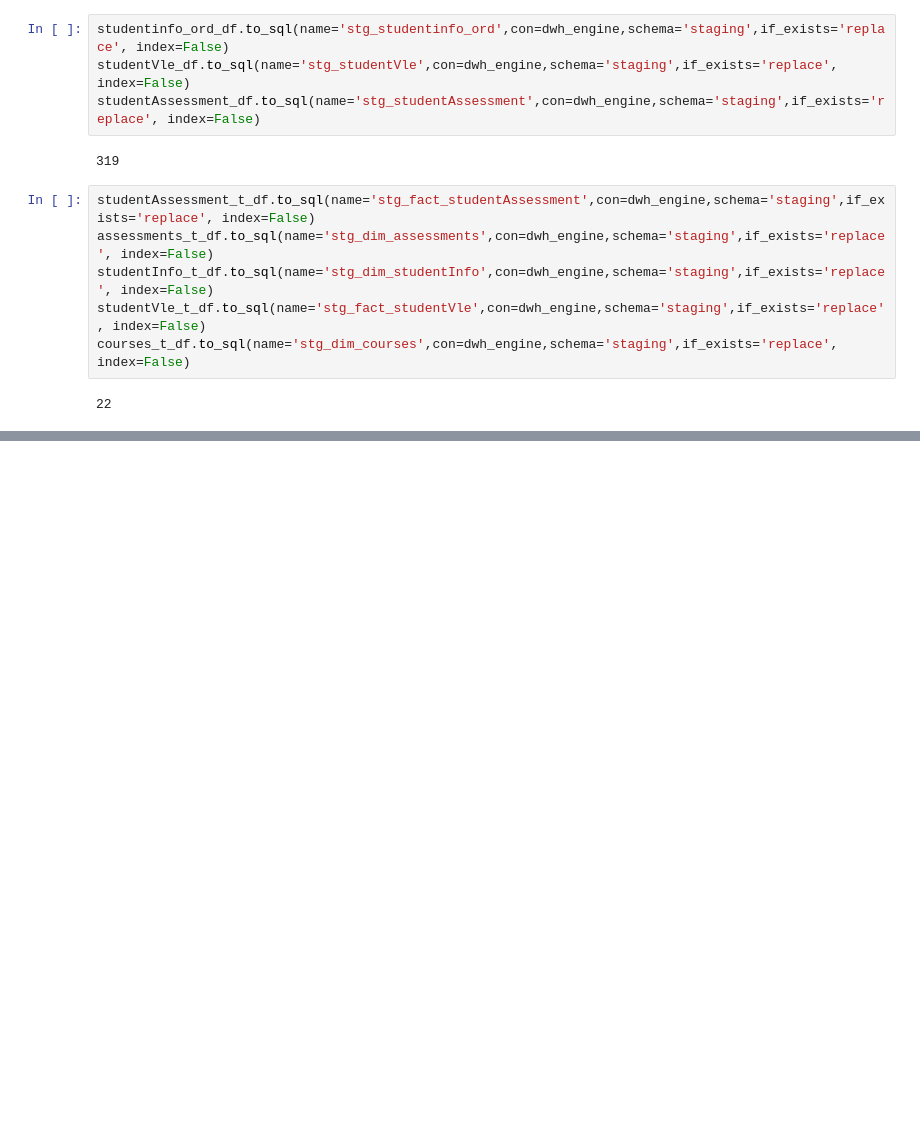
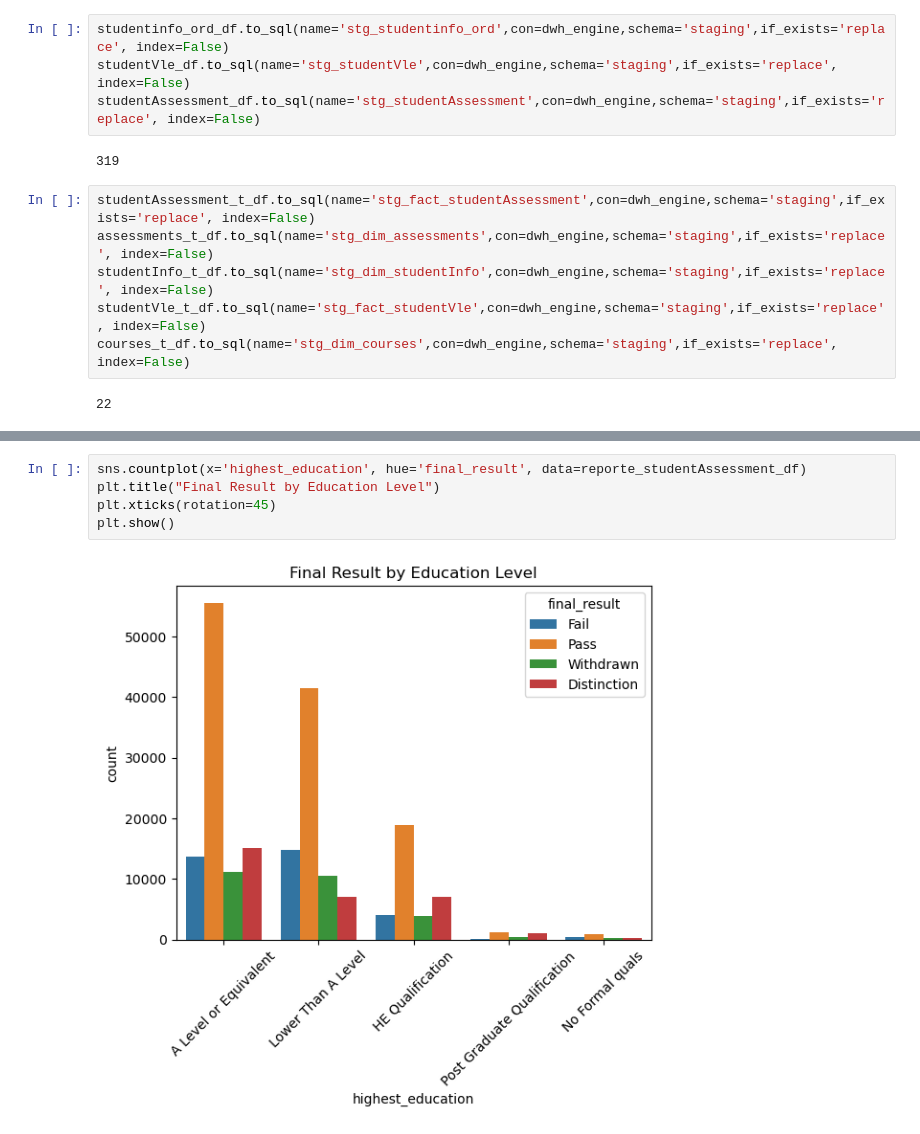
Before and after one commit to michaelventura01/OULAD_ETL_EDA, a Jupyter notebook: oulad_etl_eda.ipynb, the cells around one changed output, grey strips where cells are left out. Drawn from its saved outputs; the diff is of its cells as text; blank space fills up the shorter version.

```diff
--- a/oulad_etl_eda.ipynb
+++ b/oulad_etl_eda.ipynb
@@ -166,0 +342,7 @@ courses_t_df.to_sql(name='stg_dim_courses',con=dwh_engine,schema='staging',if_ex
+# %%
+sns.countplot(x='highest_education', hue='final_result', data=reporte_studentAssessment_df)
+plt.title("Final Result by Education Level")
+plt.xticks(rotation=45)
+plt.show()
+# %% [output]
+[figure, added]
```
Also changed, not shown: parts of 53 cells of this notebook.
